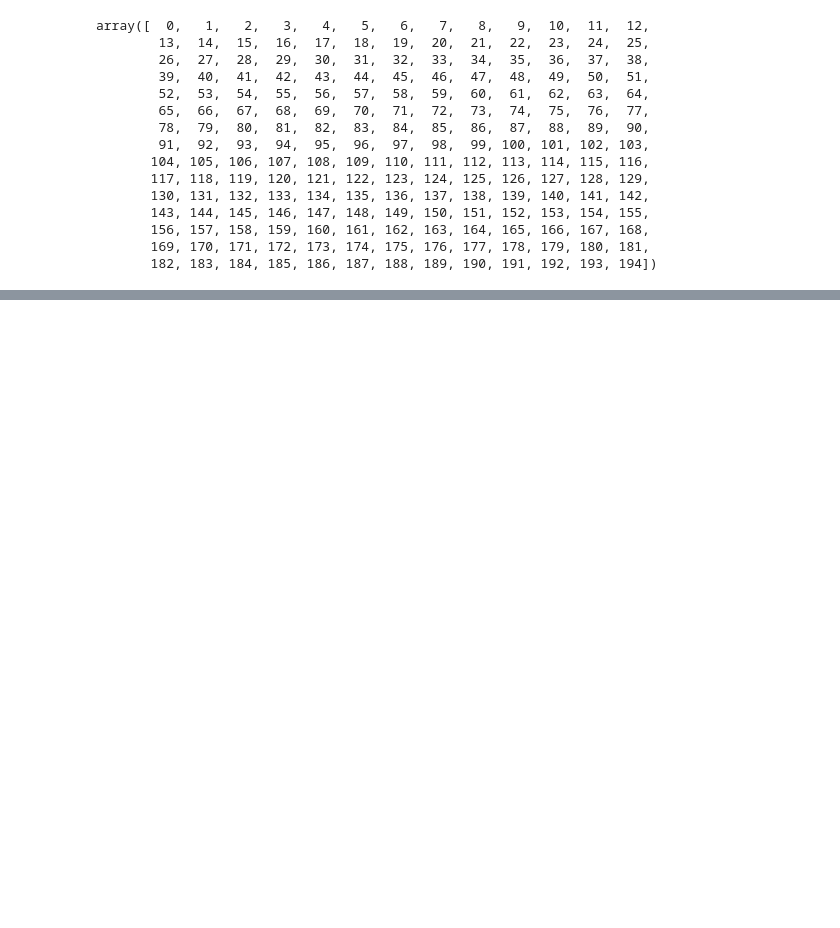
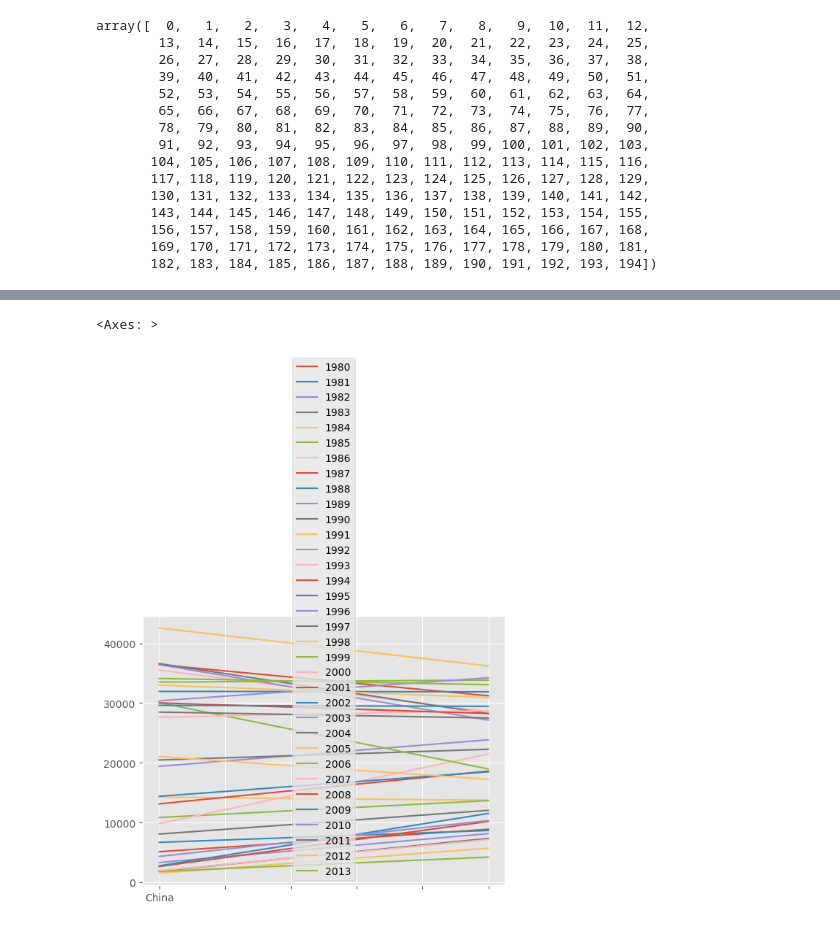
Before and after one commit to mfarizky/H8_5, a Jupyter notebook: sesi/sesi_7.ipynb, the cells around one changed output, grey strips where cells are left out. Saved outputs shown, nothing was run; the diff lists cells and outputs as text; code cells hidden in the pictures; blank space fills up the shorter version.

```diff
--- a/sesi/sesi_7.ipynb
+++ b/sesi/sesi_7.ipynb
@@ -77,0 +527,3 @@ array([  0,   1,   2,   3,   4,   5,   6,   7,   8,   9,  10,  11,  12,
+# %%
+China_India = df_can.loc[['China', 'India'], years]
+China_India
@@ -77,0 +535,5 @@ array([  0,   1,   2,   3,   4,   5,   6,   7,   8,   9,  10,  11,  12,
+# %%
+China_India.plot(kind='line')
+# %% [output]
+<Axes: >
+[figure, added]
```
Also changed, not shown: parts of 117 cells of this notebook.
